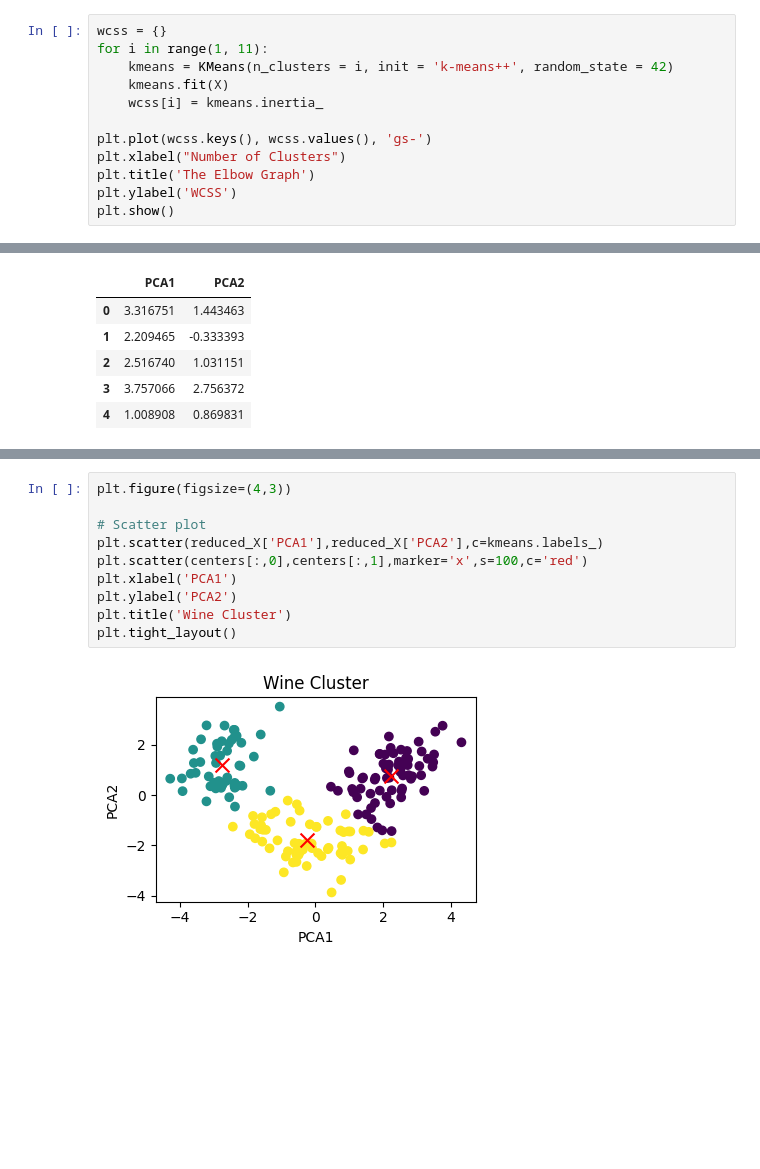
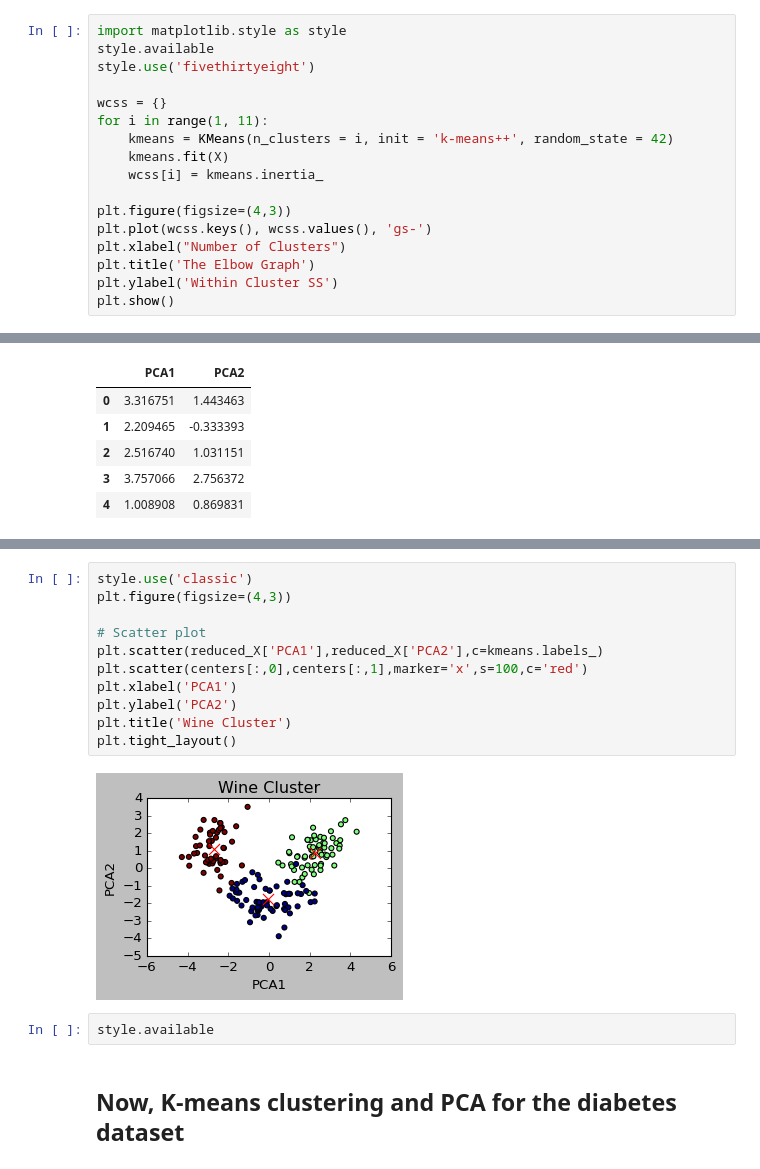
Before and after one commit to JyothsnaGH/PythonforFinance, a Jupyter notebook: K_means_Clustering_with_PCA.ipynb, the cells around one changed output, grey strips where cells are left out. Saved outputs shown, nothing was run; the diff lists cells and outputs as text; blank space fills up the shorter version.

```diff
--- a/K_means_Clustering_with_PCA.ipynb
+++ b/K_means_Clustering_with_PCA.ipynb
@@ -31,15 +31,20 @@ X = StandardScaler().fit_transform(X)
 # %% [markdown]
 ## How many clusters do we need? Let us use the elbow method to determine the optimal number of clusters.
 # %%
+import matplotlib.style as style
+style.available
+style.use('fivethirtyeight')
+
 wcss = {}
 for i in range(1, 11):
 	kmeans = KMeans(n_clusters = i, init = 'k-means++', random_state = 42)
 	kmeans.fit(X)
 	wcss[i] = kmeans.inertia_
 
+plt.figure(figsize=(4,3))
 plt.plot(wcss.keys(), wcss.values(), 'gs-')
 plt.xlabel("Number of Clusters")
 plt.title('The Elbow Graph')
-plt.ylabel('WCSS')
+plt.ylabel('Within Cluster SS')
 plt.show()
 # %% [output]
@@ -94,12 +99,17 @@ array([[ 2.24036885,  0.77516247],
 # %%
+style.use('classic')
 plt.figure(figsize=(4,3))
 
 # Scatter plot
 plt.scatter(reduced_X['PCA1'],reduced_X['PCA2'],c=kmeans.labels_)
 plt.scatter(centers[:,0],centers[:,1],marker='x',s=100,c='red')
 plt.xlabel('PCA1')
 plt.ylabel('PCA2')
 plt.title('Wine Cluster')
 plt.tight_layout()
 # %% [output]
-[figure, old version]
+[figure, new version]
+# %%
+style.available
+# %% [markdown]
+## Now, K-means clustering and PCA for the diabetes dataset
```
Also changed, not shown: parts of 4 cells of this notebook.
